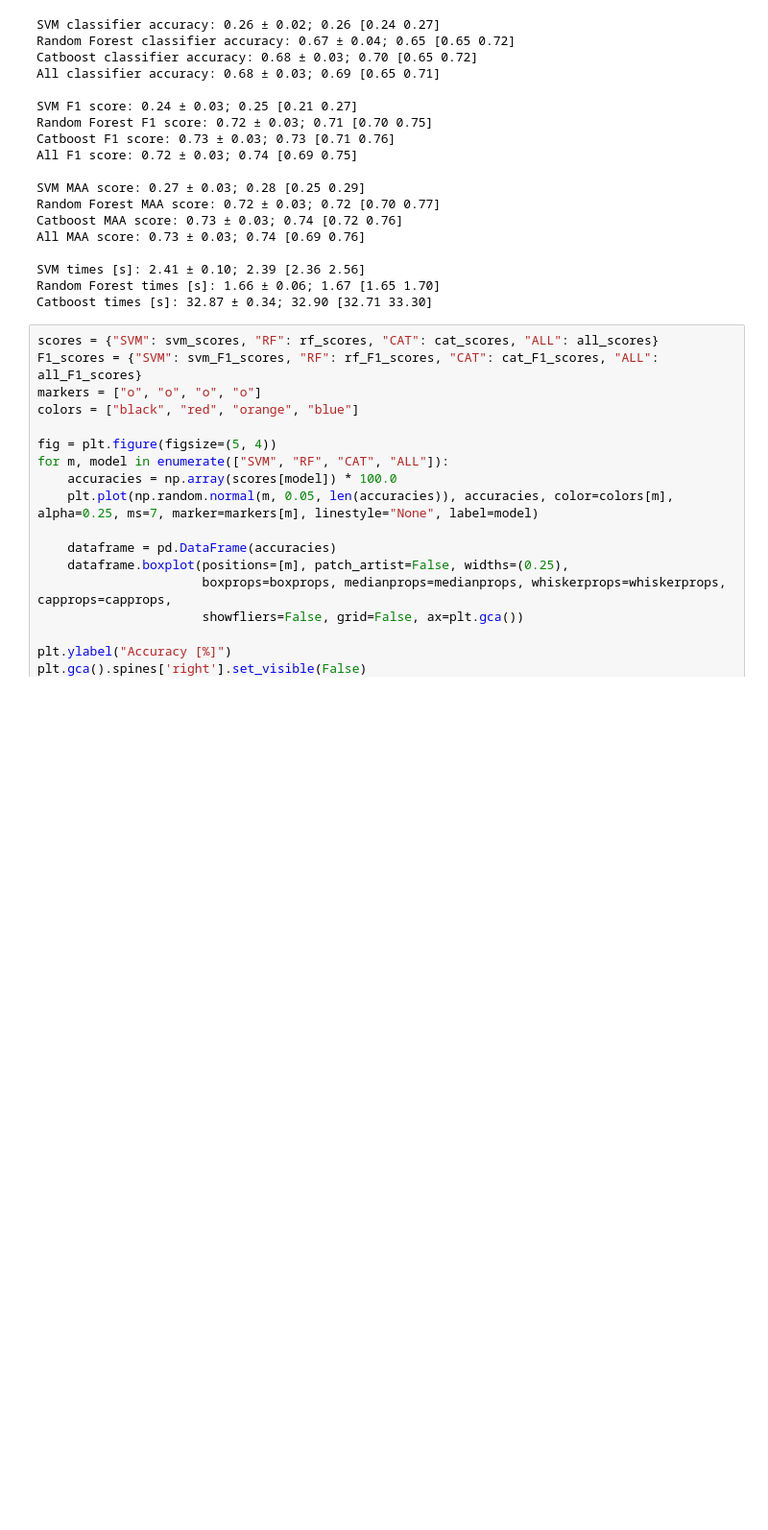
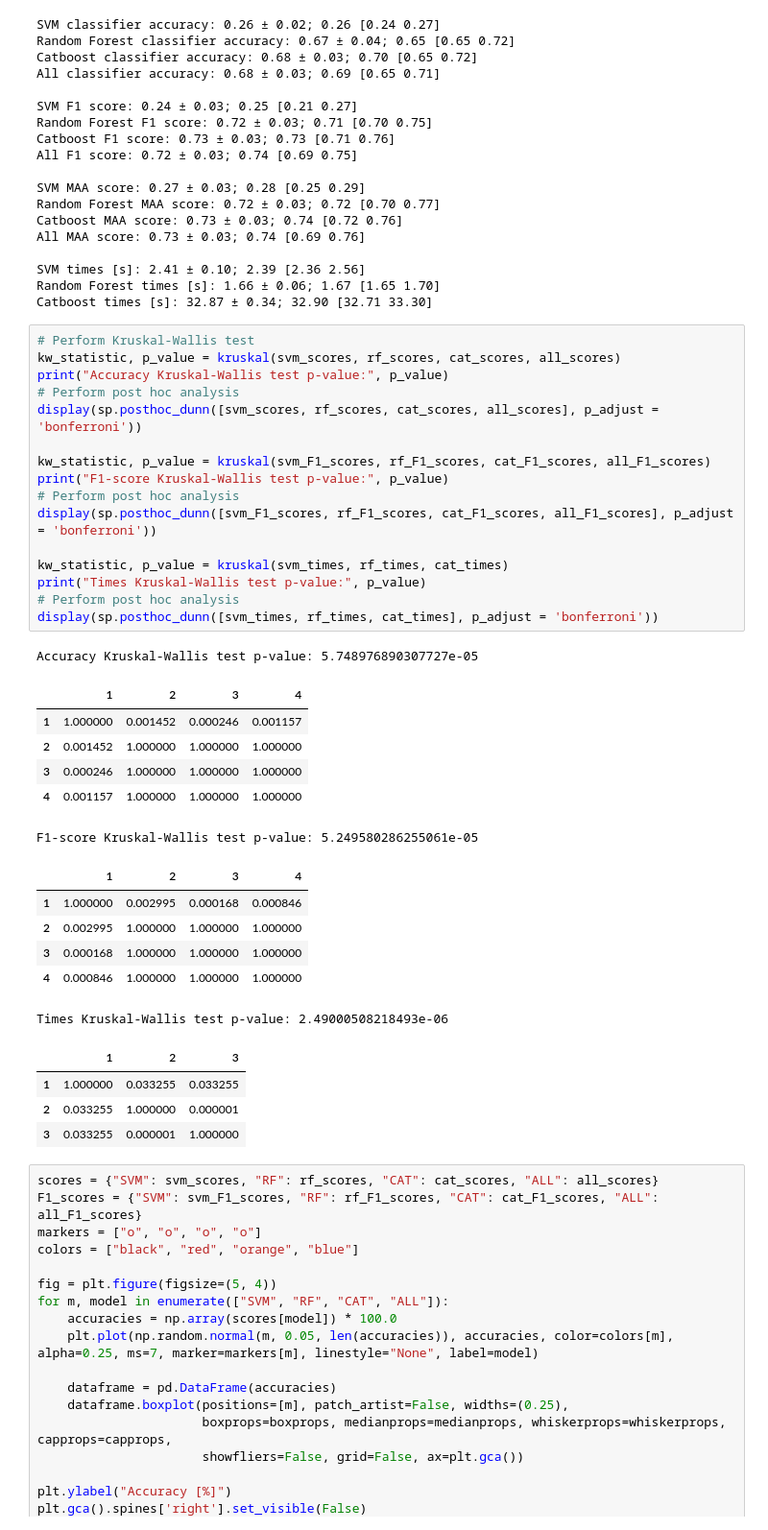
Before and after one commit to alberto-antonietti/ml_accelerometers, a Jupyter notebook: training_features_UniMiB.ipynb, the cells around one changed output. Shown at 96% size. Cells and saved outputs as stored; diff of their text form; blank space fills up the shorter version.

```diff
--- a/training_features_UniMiB.ipynb
+++ b/training_features_UniMiB.ipynb
@@ -448,6 +448,40 @@ All MAA score: 0.73 ± 0.03; 0.74 [0.69 0.76]
 SVM times [s]: 2.41 ± 0.10; 2.39 [2.36 2.56]
 Random Forest times [s]: 1.66 ± 0.06; 1.67 [1.65 1.70]
 Catboost times [s]: 32.87 ± 0.34; 32.90 [32.71 33.30]
+# %%
+# Perform Kruskal-Wallis test
+kw_statistic, p_value = kruskal(svm_scores, rf_scores, cat_scores, all_scores)
+print("Accuracy Kruskal-Wallis test p-value:", p_value)
+# Perform post hoc analysis
+display(sp.posthoc_dunn([svm_scores, rf_scores, cat_scores, all_scores], p_adjust = 'bonferroni'))
+
+kw_statistic, p_value = kruskal(svm_F1_scores, rf_F1_scores, cat_F1_scores, all_F1_scores)
+print("F1-score Kruskal-Wallis test p-value:", p_value)
+# Perform post hoc analysis
+display(sp.posthoc_dunn([svm_F1_scores, rf_F1_scores, cat_F1_scores, all_F1_scores], p_adjust = 'bonferroni'))
+
+kw_statistic, p_value = kruskal(svm_times, rf_times, cat_times)
+print("Times Kruskal-Wallis test p-value:", p_value)
+# Perform post hoc analysis
+display(sp.posthoc_dunn([svm_times, rf_times, cat_times], p_adjust = 'bonferroni'))
+# %% [output]
+Accuracy Kruskal-Wallis test p-value: 5.748976890307727e-05
+|  | 1 | 2 | 3 | 4 |
+| 1 | 1.000000 | 0.001452 | 0.000246 | 0.001157 |
+| 2 | 0.001452 | 1.000000 | 1.000000 | 1.000000 |
+| 3 | 0.000246 | 1.000000 | 1.000000 | 1.000000 |
+| 4 | 0.001157 | 1.000000 | 1.000000 | 1.000000 |
+F1-score Kruskal-Wallis test p-value: 5.249580286255061e-05
+|  | 1 | 2 | 3 | 4 |
+| 1 | 1.000000 | 0.002995 | 0.000168 | 0.000846 |
+| 2 | 0.002995 | 1.000000 | 1.000000 | 1.000000 |
+| 3 | 0.000168 | 1.000000 | 1.000000 | 1.000000 |
+| 4 | 0.000846 | 1.000000 | 1.000000 | 1.000000 |
+Times Kruskal-Wallis test p-value: 2.49000508218493e-06
+|  | 1 | 2 | 3 |
+| 1 | 1.000000 | 0.033255 | 0.033255 |
+| 2 | 0.033255 | 1.000000 | 0.000001 |
+| 3 | 0.033255 | 0.000001 | 1.000000 |
 # %%
 scores = {"SVM": svm_scores, "RF": rf_scores, "CAT": cat_scores, "ALL": all_scores}
 F1_scores = {"SVM": svm_F1_scores, "RF": rf_F1_scores, "CAT": cat_F1_scores, "ALL": all_F1_scores}
```
Also changed, not shown: 1 other file.
